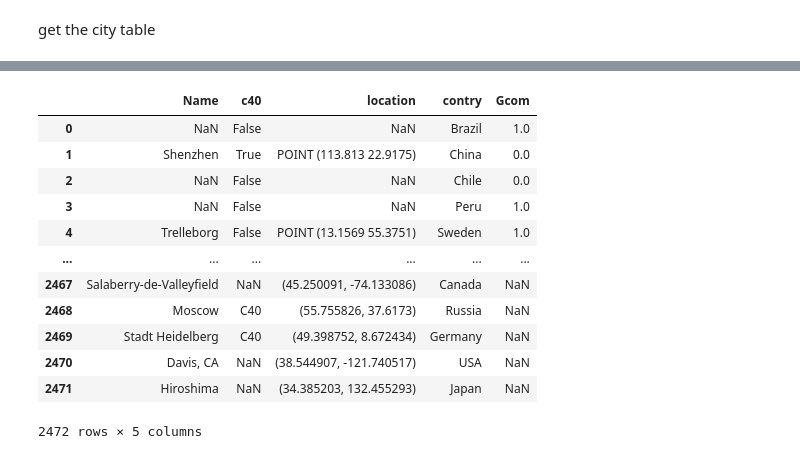
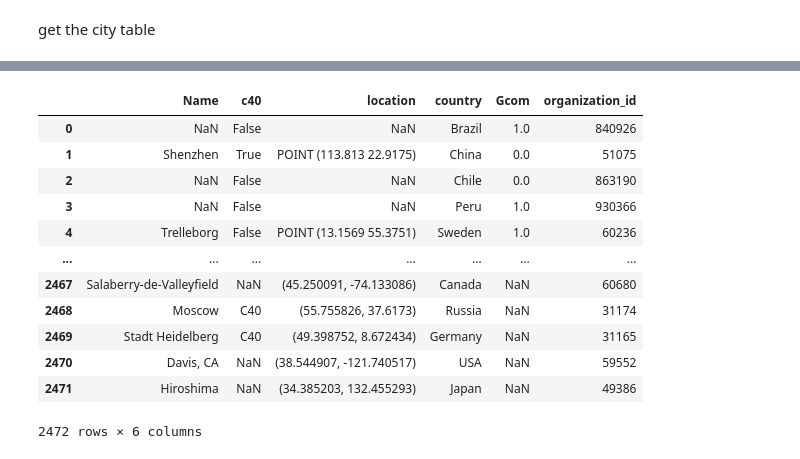
Before and after one commit to noInPutsv2/OLA3_DB, a Jupyter notebook: Assigmet1.ipynb, the cells around one changed output, grey strips where cells are left out. Cells and saved outputs as stored; diff of their text form; code cells hidden in the pictures.

Commit message:
Alle tables

```diff
--- a/Assigmet1.ipynb
+++ b/Assigmet1.ipynb
@@ -85,13 +74,13 @@ Orgnisation
 |  | organisationName | CityID |
 | accountNumber |  |  |
 # %%
-CER2017 = pd.read_csv("2017_-_Cities_Emissions_Reduction_Targets_20240207.csv", encoding = "ISO-8859-1")
+CER2017 = pd.read_csv("2017_-_Cities_Emissions_Reduction_Targets_20240207.csv")
 # %%
-Ccw2017 = pd.read_csv("2017_-_Cities_Community_Wide_Emissions.csv", encoding = "ISO-8859-1")
+Ccw2017 = pd.read_csv("2017_-_Cities_Community_Wide_Emissions.csv")
 # %%
-GHG = pd.read_csv("2016_-_Citywide_GHG_Emissions_20240207.csv", encoding = "ISO-8859-1")
+GHG = pd.read_csv("2016_-_Citywide_GHG_Emissions_20240207.csv")
 # %%
-CER2016 = pd.read_csv("2016_-_Cities_Emissions_Reduction_Targets_20240207.csv", encoding = "ISO-8859-1")
+CER2016 = pd.read_csv("2016_-_Cities_Emissions_Reduction_Targets_20240207.csv")
 # %%
 CER2017.head()
 # %% [output]
@@ -196,34 +194,34 @@ get the city table
 # %%
-City1 = ClimateR[["City", "C40 City", 'City Location', 'Country/Area', 'GCoM City']].copy()
-City2 = CER2017[["City", "C40", "City Location", "Country"]].copy()
-City3 = Ccw2017[["City", "C40", "City Location", "Country"]].copy()
-City4 = GHG[["City Name", "C40", "City Location", "Country"]].copy()
-City5 = CER2016[["City Short Name", "C40", "City Location", "Country"]].copy()
-City1.columns= ["Name", "c40", "location", "contry", "Gcom"]
-City2.columns= ["Name", "c40", "location", "contry"]
-City3.columns= ["Name", "c40", "location", "contry"]
-City4.columns= ["Name", "c40", "location", "contry"]
-City5.columns= ["Name", "c40", "location", "contry"]
+City1 = ClimateR[["City", "C40 City", 'City Location', 'Country/Area', 'GCoM City', "Organization Number"]].copy()
+City2 = CER2017[["City", "C40", "City Location", "Country", "Account No"]].copy()
+City3 = Ccw2017[["City", "C40", "City Location", "Country", "Account number"]].copy()
+City4 = GHG[["City Name", "C40", "City Location", "Country", "Account Number"]].copy()
+City5 = CER2016[["City Short Name", "C40", "City Location", "Country", "Account No"]].copy()
+City1.columns= ["Name", "c40", "location", "country", "Gcom", "organization_id"]
+City2.columns= ["Name", "c40", "location", "country", "organization_id"]
+City3.columns= ["Name", "c40", "location", "country", "organization_id"]
+City4.columns= ["Name", "c40", "location", "country", "organization_id"]
+City5.columns= ["Name", "c40", "location", "country", "organization_id"]
 City2["Gcom"] = np.NaN
 City3["Gcom"] = np.NaN
 City4["Gcom"] = np.NaN
 City5["Gcom"] = np.NaN
 CityCombine= pd.concat([City1, City2, City3, City4, City5], ignore_index = True)
 CityCombine
 # %% [output]
-|  | Name | c40 | location | contry | Gcom |
-| 0 | NaN | False | NaN | Brazil | 1.0 |
-| 1 | Shenzhen | True | POINT (113.813 22.9175) | China | 0.0 |
-| 2 | NaN | False | NaN | Chile | 0.0 |
-| 3 | NaN | False | NaN | Peru | 1.0 |
-| 4 | Trelleborg | False | POINT (13.1569 55.3751) | Sweden | 1.0 |
-| ... | ... | ... | ... | ... | ... |
-| 2467 | Salaberry-de-Valleyfield | NaN | (45.250091, -74.133086) | Canada | NaN |
-| 2468 | Moscow | C40 | (55.755826, 37.6173) | Russia | NaN |
-| 2469 | Stadt Heidelberg | C40 | (49.398752, 8.672434) | Germany | NaN |
-| 2470 | Davis, CA | NaN | (38.544907, -121.740517) | USA | NaN |
-| 2471 | Hiroshima | NaN | (34.385203, 132.455293) | Japan | NaN |
+|  | Name | c40 | location | country | Gcom | organization_id |
+| 0 | NaN | False | NaN | Brazil | 1.0 | 840926 |
+| 1 | Shenzhen | True | POINT (113.813 22.9175) | China | 0.0 | 51075 |
+| 2 | NaN | False | NaN | Chile | 0.0 | 863190 |
+| 3 | NaN | False | NaN | Peru | 1.0 | 930366 |
+| 4 | Trelleborg | False | POINT (13.1569 55.3751) | Sweden | 1.0 | 60236 |
+| ... | ... | ... | ... | ... | ... | ... |
+| 2467 | Salaberry-de-Valleyfield | NaN | (45.250091, -74.133086) | Canada | NaN | 60680 |
+| 2468 | Moscow | C40 | (55.755826, 37.6173) | Russia | NaN | 31174 |
+| 2469 | Stadt Heidelberg | C40 | (49.398752, 8.672434) | Germany | NaN | 31165 |
+| 2470 | Davis, CA | NaN | (38.544907, -121.740517) | USA | NaN | 59552 |
+| 2471 | Hiroshima | NaN | (34.385203, 132.455293) | Japan | NaN | 49386 |
-2472 rows × 5 columns
+2472 rows × 6 columns
 # %%
 CityCombine.loc[CityCombine["c40"] == "C40", "c40"] = True
 # %%
```
Also changed, not shown: parts of 36 cells of this notebook.
